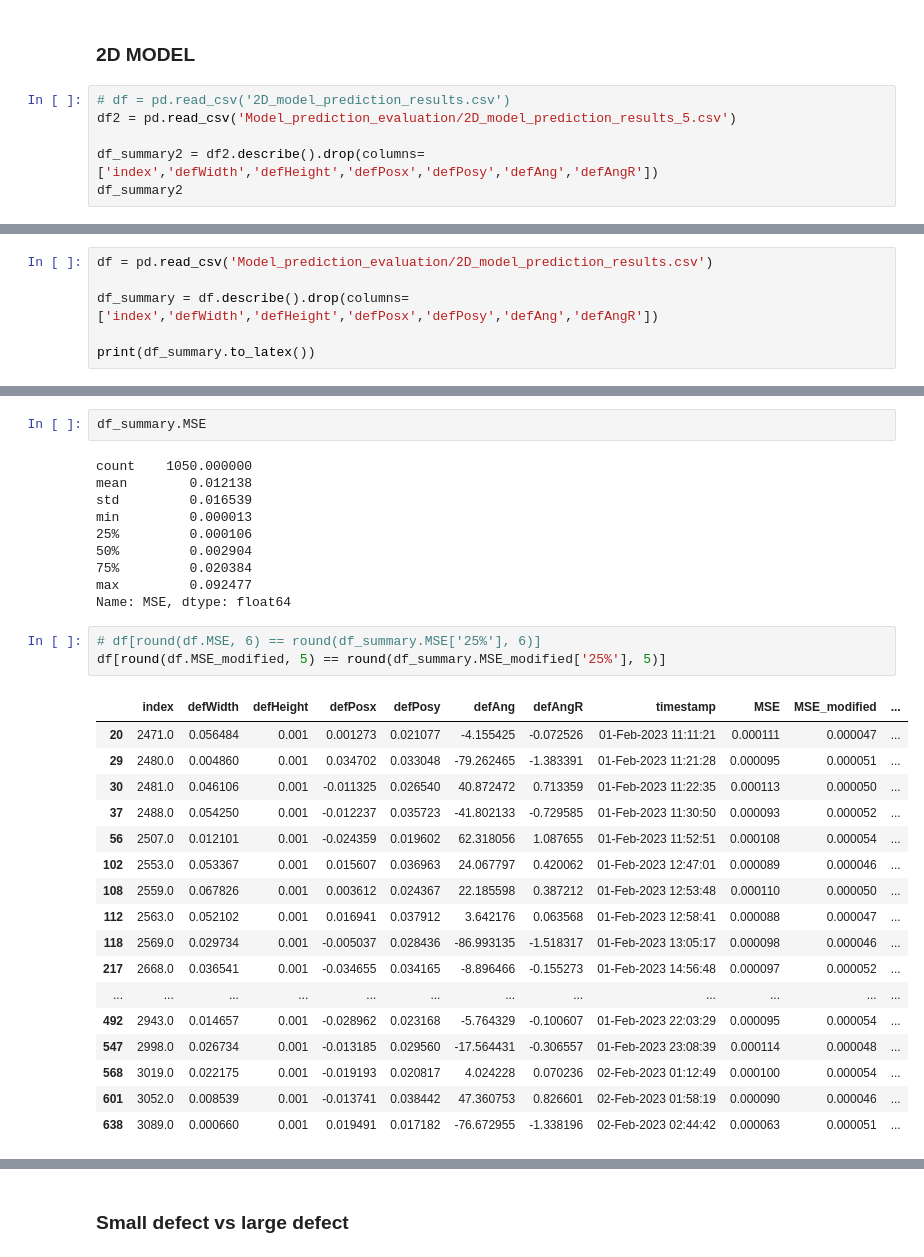
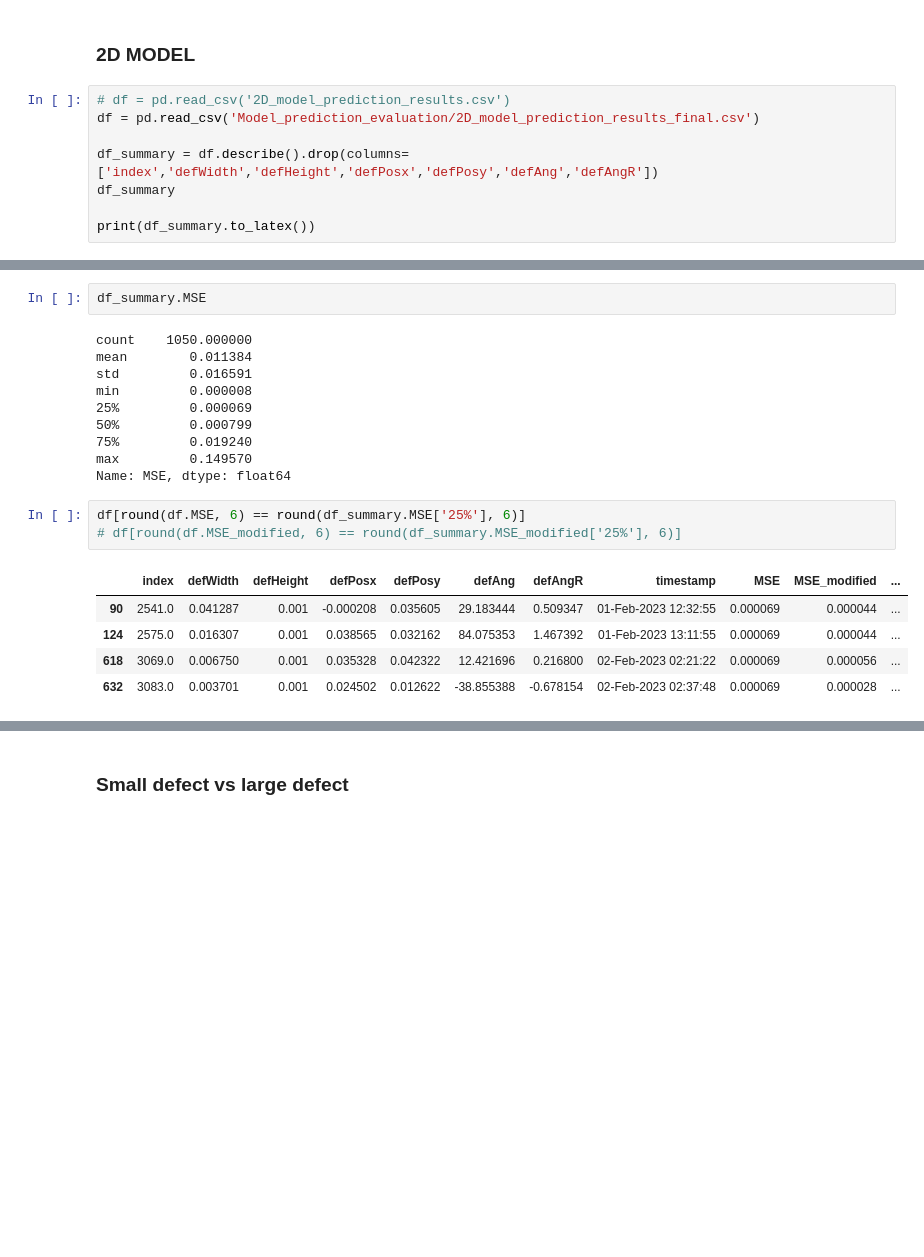
Before and after one commit to MC-Kangan/FYP_Ultrasound_Imaging_ML, a Jupyter notebook: Prediction_results_analysis.ipynb, the cells around one changed output, grey strips where cells are left out. Drawn from its saved outputs; the diff is of its cells as text; blank space fills up the shorter version.

```diff
--- a/Prediction_results_analysis.ipynb
+++ b/Prediction_results_analysis.ipynb
@@ -59,8 +59,10 @@ df_summary
 ### 2D MODEL
 # %%
 # df = pd.read_csv('2D_model_prediction_results.csv')
-df2 = pd.read_csv('Model_prediction_evaluation/2D_model_prediction_results_5.csv')
+df = pd.read_csv('Model_prediction_evaluation/2D_model_prediction_results_final.csv')
 
-df_summary2 = df2.describe().drop(columns=['index','defWidth','defHeight','defPosx','defPosy','defAng','defAngR'])
-df_summary2
+df_summary = df.describe().drop(columns=['index','defWidth','defHeight','defPosx','defPosy','defAng','defAngR'])
+df_summary
+
+print(df_summary.to_latex())
 # %% [output]
@@ -76,6 +82,0 @@ df_summary2
-# %%
-df = pd.read_csv('Model_prediction_evaluation/2D_model_prediction_results.csv')
-
-df_summary = df.describe().drop(columns=['index','defWidth','defHeight','defPosx','defPosy','defAng','defAngR'])
-
-print(df_summary.to_latex())
@@ -107,34 +93,22 @@ Name: mean, dtype: float64
 df_summary.MSE
 # %% [output]
 count    1050.000000
-mean        0.012138
-std         0.016539
-min         0.000013
-25%         0.000106
-50%         0.002904
-75%         0.020384
-max         0.092477
+mean        0.011384
+std         0.016591
+min         0.000008
+25%         0.000069
+50%         0.000799
+75%         0.019240
+max         0.149570
 Name: MSE, dtype: float64
 # %%
-# df[round(df.MSE, 6) == round(df_summary.MSE['25%'], 6)]
-df[round(df.MSE_modified, 5) == round(df_summary.MSE_modified['25%'], 5)]
+df[round(df.MSE, 6) == round(df_summary.MSE['25%'], 6)]
+# df[round(df.MSE_modified, 6) == round(df_summary.MSE_modified['25%'], 6)]
 # %% [output]
 |  | index | defWidth | defHeight | defPosx | defPosy | defAng | defAngR | timestamp | MSE | MSE_modified | ... |
-| 20 | 2471.0 | 0.056484 | 0.001 | 0.001273 | 0.021077 | -4.155425 | -0.072526 | 01-Feb-2023 11:11:21 | 0.000111 | 0.000047 | ... |
-| 29 | 2480.0 | 0.004860 | 0.001 | 0.034702 | 0.033048 | -79.262465 | -1.383391 | 01-Feb-2023 11:21:28 | 0.000095 | 0.000051 | ... |
-| 30 | 2481.0 | 0.046106 | 0.001 | -0.011325 | 0.026540 | 40.872472 | 0.713359 | 01-Feb-2023 11:22:35 | 0.000113 | 0.000050 | ... |
-| 37 | 2488.0 | 0.054250 | 0.001 | -0.012237 | 0.035723 | -41.802133 | -0.729585 | 01-Feb-2023 11:30:50 | 0.000093 | 0.000052 | ... |
-| 56 | 2507.0 | 0.012101 | 0.001 | -0.024359 | 0.019602 | 62.318056 | 1.087655 | 01-Feb-2023 11:52:51 | 0.000108 | 0.000054 | ... |
-| 102 | 2553.0 | 0.053367 | 0.001 | 0.015607 | 0.036963 | 24.067797 | 0.420062 | 01-Feb-2023 12:47:01 | 0.000089 | 0.000046 | ... |
-| 108 | 2559.0 | 0.067826 | 0.001 | 0.003612 | 0.024367 | 22.185598 | 0.387212 | 01-Feb-2023 12:53:48 | 0.000110 | 0.000050 | ... |
-| 112 | 2563.0 | 0.052102 | 0.001 | 0.016941 | 0.037912 | 3.642176 | 0.063568 | 01-Feb-2023 12:58:41 | 0.000088 | 0.000047 | ... |
-| 118 | 2569.0 | 0.029734 | 0.001 | -0.005037 | 0.028436 | -86.993135 | -1.518317 | 01-Feb-2023 13:05:17 | 0.000098 | 0.000046 | ... |
-| 217 | 2668.0 | 0.036541 | 0.001 | -0.034655 | 0.034165 | -8.896466 | -0.155273 | 01-Feb-2023 14:56:48 | 0.000097 | 0.000052 | ... |
-| ... | ... | ... | ... | ... | ... | ... | ... | ... | ... | ... | ... |
-| 492 | 2943.0 | 0.014657 | 0.001 | -0.028962 | 0.023168 | -5.764329 | -0.100607 | 01-Feb-2023 22:03:29 | 0.000095 | 0.000054 | ... |
-| 547 | 2998.0 | 0.026734 | 0.001 | -0.013185 | 0.029560 | -17.564431 | -0.306557 | 01-Feb-2023 23:08:39 | 0.000114 | 0.000048 | ... |
-| 568 | 3019.0 | 0.022175 | 0.001 | -0.019193 | 0.020817 | 4.024228 | 0.070236 | 02-Feb-2023 01:12:49 | 0.000100 | 0.000054 | ... |
-| 601 | 3052.0 | 0.008539 | 0.001 | -0.013741 | 0.038442 | 47.360753 | 0.826601 | 02-Feb-2023 01:58:19 | 0.000090 | 0.000046 | ... |
-| 638 | 3089.0 | 0.000660 | 0.001 | 0.019491 | 0.017182 | -76.672955 | -1.338196 | 02-Feb-2023 02:44:42 | 0.000063 | 0.000051 | ... |
+| 90 | 2541.0 | 0.041287 | 0.001 | -0.000208 | 0.035605 | 29.183444 | 0.509347 | 01-Feb-2023 12:32:55 | 0.000069 | 0.000044 | ... |
+| 124 | 2575.0 | 0.016307 | 0.001 | 0.038565 | 0.032162 | 84.075353 | 1.467392 | 01-Feb-2023 13:11:55 | 0.000069 | 0.000044 | ... |
+| 618 | 3069.0 | 0.006750 | 0.001 | 0.035328 | 0.042322 | 12.421696 | 0.216800 | 02-Feb-2023 02:21:22 | 0.000069 | 0.000056 | ... |
+| 632 | 3083.0 | 0.003701 | 0.001 | 0.024502 | 0.012622 | -38.855388 | -0.678154 | 02-Feb-2023 02:37:48 | 0.000069 | 0.000028 | ... |
 # %%
 df[round(df.MSE, 4) == round(df_summary.MSE['50%'], 4)]
```
Also changed, not shown: parts of 11 cells of this notebook, 3 other files.
